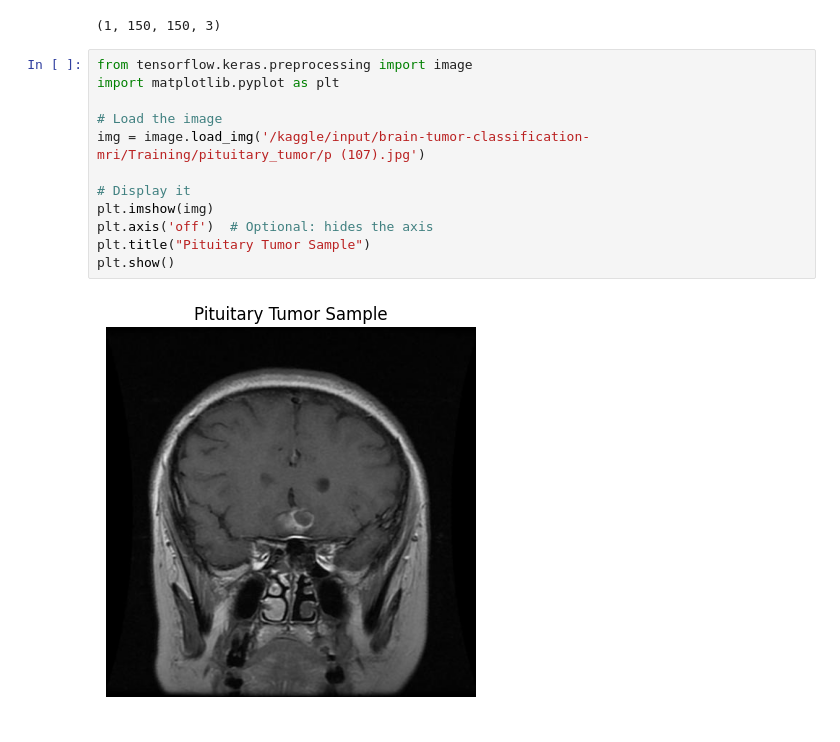
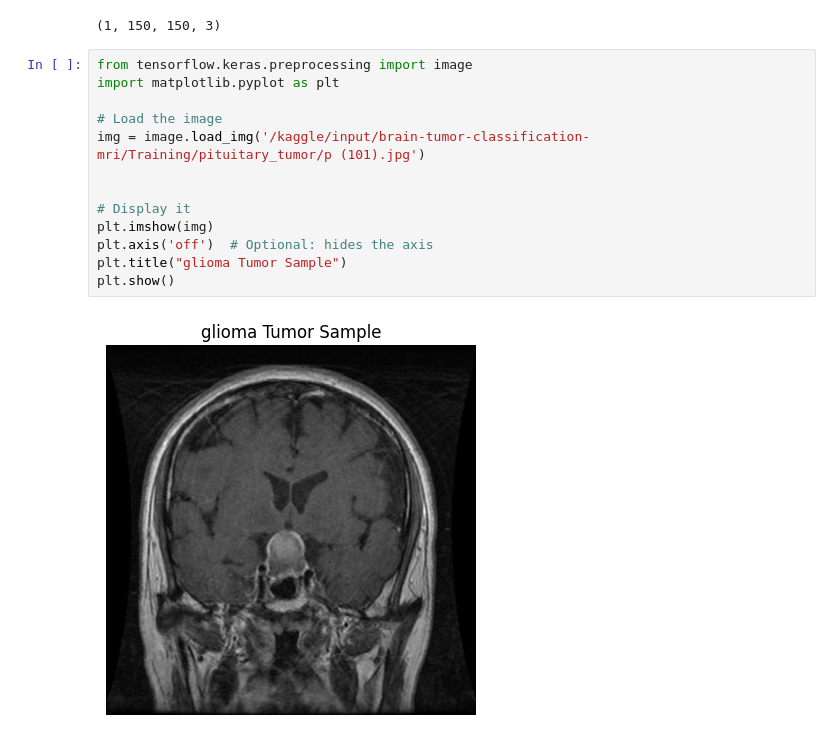
Before and after one commit to AirAbhiii/AirAbhiii, a Jupyter notebook: brain-tumor.ipynb, the cells around one changed output. Cells and saved outputs as stored; diff of their text form.

```diff
--- a/brain-tumor.ipynb
+++ b/brain-tumor.ipynb
@@ -316,14 +388,15 @@ img_array.shape
 # %%
 from tensorflow.keras.preprocessing import image
 import matplotlib.pyplot as plt
 
 # Load the image
-img = image.load_img('/kaggle/input/brain-tumor-classification-mri/Training/pituitary_tumor/p (107).jpg')
+img = image.load_img('/kaggle/input/brain-tumor-classification-mri/Training/pituitary_tumor/p (101).jpg')
+
 
 # Display it
 plt.imshow(img)
 plt.axis('off')  # Optional: hides the axis
-plt.title("Pituitary Tumor Sample")
+plt.title("glioma Tumor Sample")
 plt.show()
 # %% [output]
-[figure, old version]
+[figure, new version]
```
Also changed, not shown: parts of 23 cells of this notebook.
